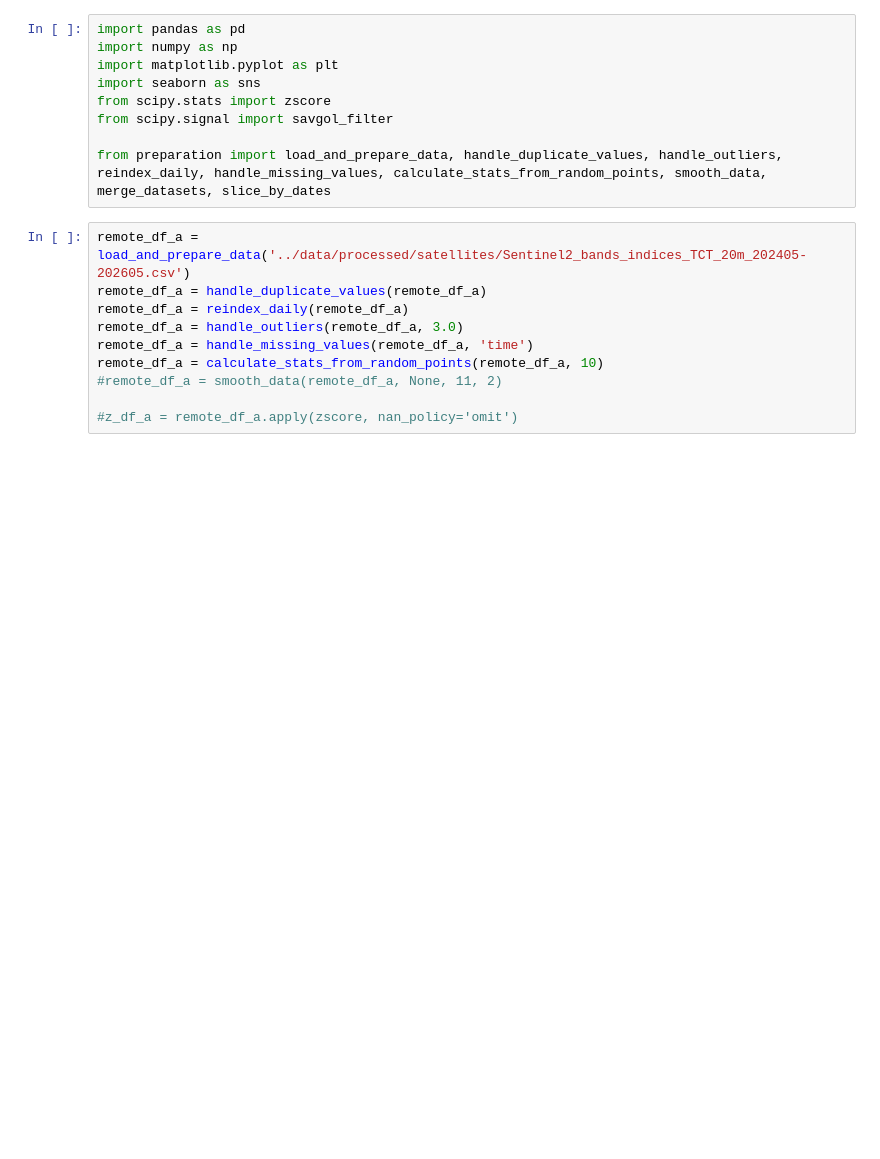
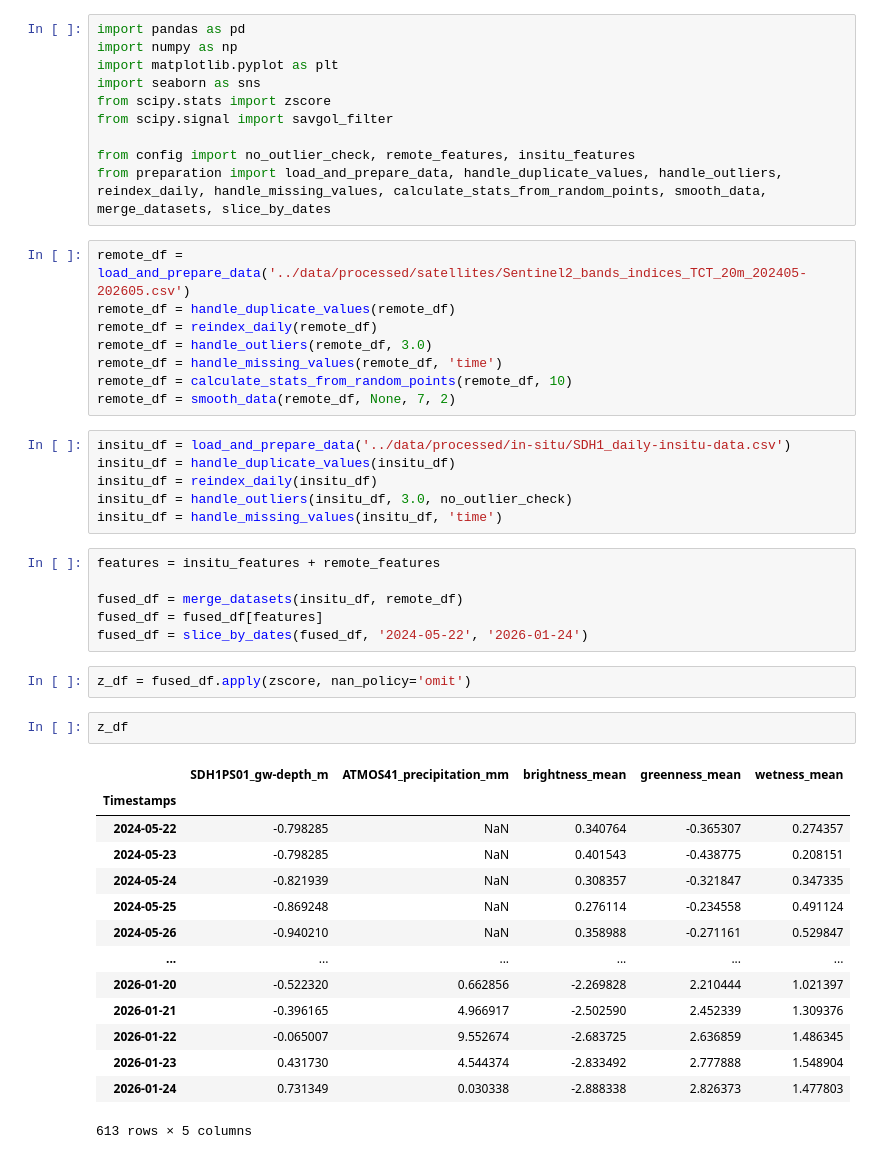
Before and after one commit to pibonacic/groundwater-remote-sensing, a Jupyter notebook: code/random_points_exploration.ipynb, the cells around one changed output. Saved outputs shown, nothing was run; the diff lists cells and outputs as text; blank space fills up the shorter version.

Commit message:
added-random-point-exploration

```diff
--- a/code/random_points_exploration.ipynb
+++ b/code/random_points_exploration.ipynb
@@ -6,14 +6,44 @@ import seaborn as sns
 from scipy.stats import zscore
 from scipy.signal import savgol_filter
 
+from config import no_outlier_check, remote_features, insitu_features
 from preparation import load_and_prepare_data, handle_duplicate_values, handle_outliers, reindex_daily, handle_missing_values, calculate_stats_from_random_points, smooth_data, merge_datasets, slice_by_dates
 # %%
-remote_df_a = load_and_prepare_data('../data/processed/satellites/Sentinel2_bands_indices_TCT_20m_202405-202605.csv')
-remote_df_a = handle_duplicate_values(remote_df_a)
-remote_df_a = reindex_daily(remote_df_a)
-remote_df_a = handle_outliers(remote_df_a, 3.0)
-remote_df_a = handle_missing_values(remote_df_a, 'time')
-remote_df_a = calculate_stats_from_random_points(remote_df_a, 10)
-#remote_df_a = smooth_data(remote_df_a, None, 11, 2)
-
-#z_df_a = remote_df_a.apply(zscore, nan_policy='omit')
+remote_df = load_and_prepare_data('../data/processed/satellites/Sentinel2_bands_indices_TCT_20m_202405-202605.csv')
+remote_df = handle_duplicate_values(remote_df)
+remote_df = reindex_daily(remote_df)
+remote_df = handle_outliers(remote_df, 3.0)
+remote_df = handle_missing_values(remote_df, 'time')
+remote_df = calculate_stats_from_random_points(remote_df, 10)
+remote_df = smooth_data(remote_df, None, 7, 2)
+# %%
+insitu_df = load_and_prepare_data('../data/processed/in-situ/SDH1_daily-insitu-data.csv')
+insitu_df = handle_duplicate_values(insitu_df)
+insitu_df = reindex_daily(insitu_df)
+insitu_df = handle_outliers(insitu_df, 3.0, no_outlier_check)
+insitu_df = handle_missing_values(insitu_df, 'time')
+# %%
+features = insitu_features + remote_features
+
+fused_df = merge_datasets(insitu_df, remote_df)
+fused_df = fused_df[features]
+fused_df = slice_by_dates(fused_df, '2024-05-22', '2026-01-24')
+# %%
+z_df = fused_df.apply(zscore, nan_policy='omit')
+# %%
+z_df
+# %% [output]
+|  | SDH1PS01_gw-depth_m | ATMOS41_precipitation_mm | brightness_mean | greenness_mean | wetness_mean |
+| Timestamps |  |  |  |  |  |
+| 2024-05-22 | -0.798285 | NaN | 0.340764 | -0.365307 | 0.274357 |
+| 2024-05-23 | -0.798285 | NaN | 0.401543 | -0.438775 | 0.208151 |
+| 2024-05-24 | -0.821939 | NaN | 0.308357 | -0.321847 | 0.347335 |
+| 2024-05-25 | -0.869248 | NaN | 0.276114 | -0.234558 | 0.491124 |
+| 2024-05-26 | -0.940210 | NaN | 0.358988 | -0.271161 | 0.529847 |
+| ... | ... | ... | ... | ... | ... |
+| 2026-01-20 | -0.522320 | 0.662856 | -2.269828 | 2.210444 | 1.021397 |
+| 2026-01-21 | -0.396165 | 4.966917 | -2.502590 | 2.452339 | 1.309376 |
+| 2026-01-22 | -0.065007 | 9.552674 | -2.683725 | 2.636859 | 1.486345 |
+| 2026-01-23 | 0.431730 | 4.544374 | -2.833492 | 2.777888 | 1.548904 |
+| 2026-01-24 | 0.731349 | 0.030338 | -2.888338 | 2.826373 | 1.477803 |
+613 rows × 5 columns
```
Also changed, not shown: parts of 4 cells of this notebook, 4 other files.
